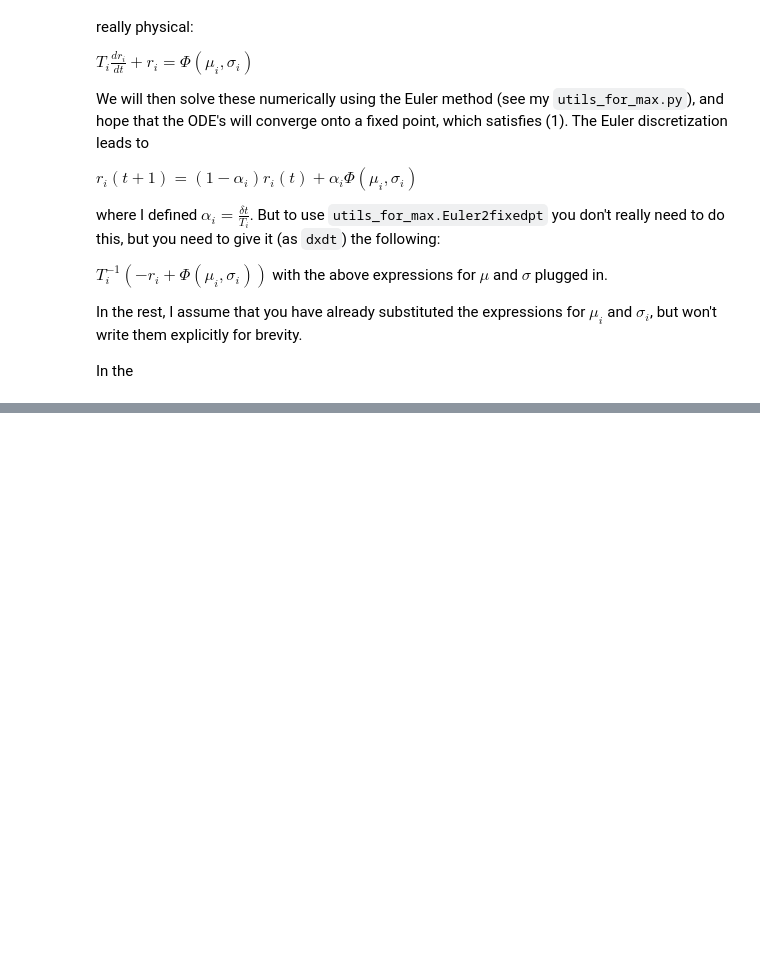
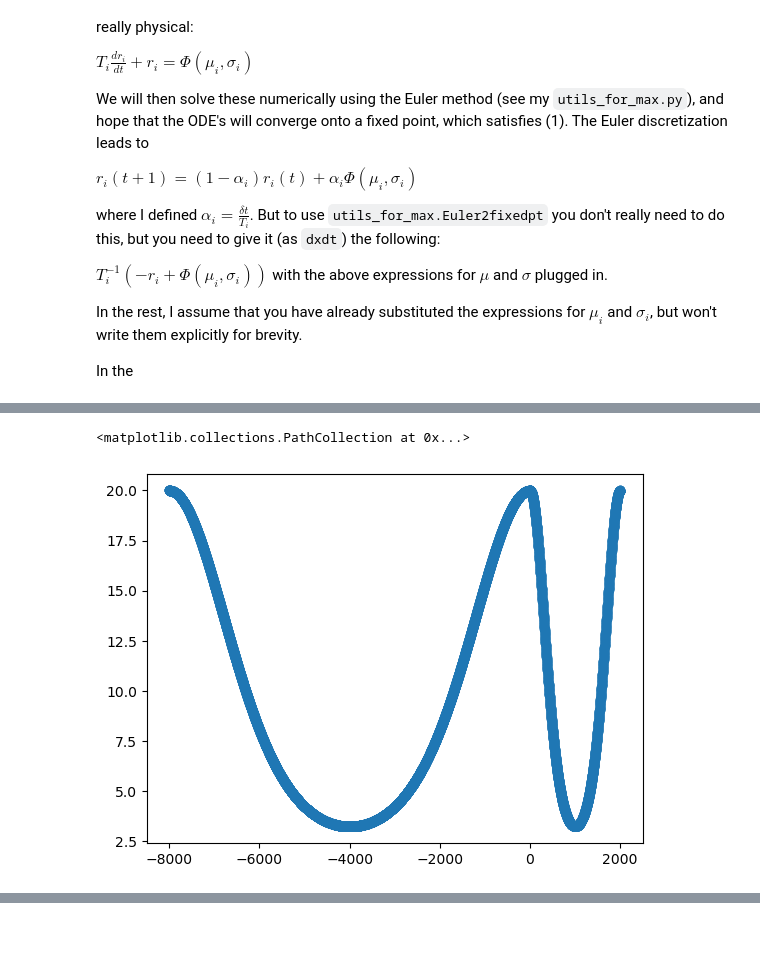
Before and after one commit to mhr36/Neural-Data-Analysis, a Jupyter notebook: main_notebook.ipynb, the cells around one changed output, grey strips where cells are left out. Drawn from its saved outputs; the diff is of its cells as text; code cells hidden in the pictures; blank space fills up the shorter version.

```diff
--- a/main_notebook.ipynb
+++ b/main_notebook.ipynb
@@ -41,19 +40,22 @@ ModuleNotFoundError: No module named 'jax'
 # %%
 # Define model with N_E and N_I
-model = Model(8000, 2000)
+myModel = Model(8000, 2000)
 
 # Assigning parameters J, P, w^2
 J = np.log(np.array([[0.63, 0.6],
                     [0.32, 0.25]]))
 
 P = np.log(np.array([[0.11, 0.11],
                     [0.45, 0.45]]))
 
 w = np.log(32) * np.ones([2,2])
 
-model.set_parameters(J, P, w)
+myModel.set_parameters(J, P, w)
 
-model.set_inputs(1, 0)
+myModel.set_inputs(1, 0)
 
-plt.scatter(np.array(range(model.N)) - model.N_E, model.h)
+plt.scatter(np.array(range(myModel.N)) - myModel.N_E, myModel.h)
+# %% [output]
+<matplotlib.collections.PathCollection at 0x...>
+[figure, added]
 # %%
```
Also changed, not shown: parts of 9 cells of this notebook, 2 other files.
